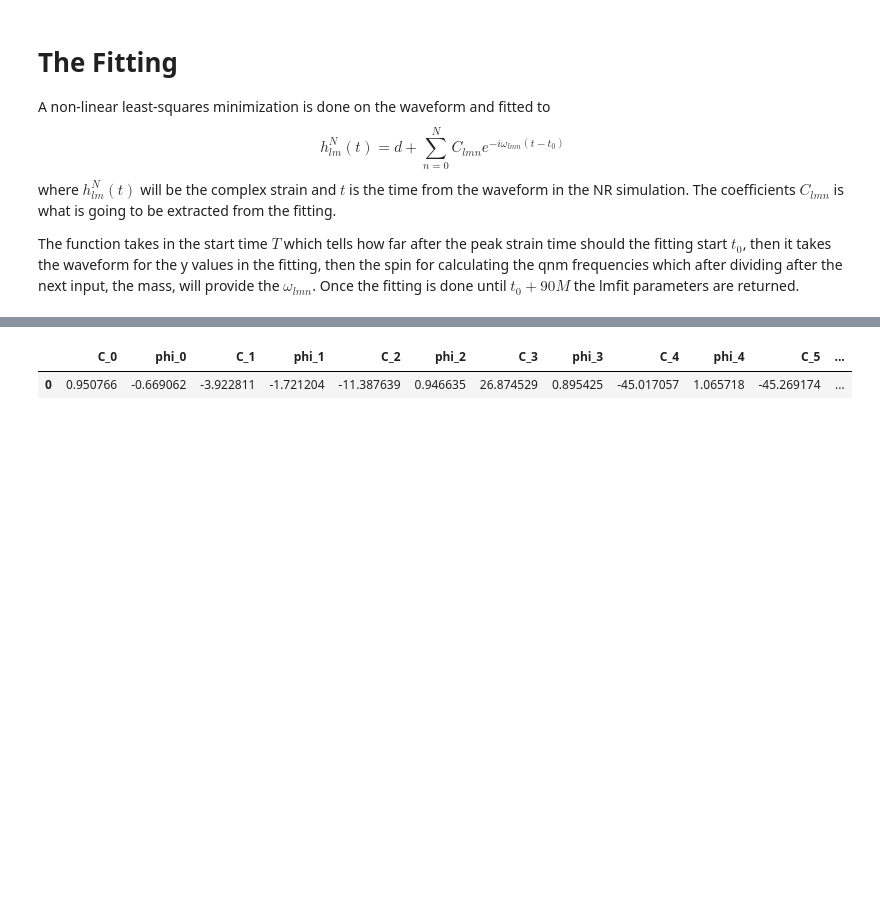
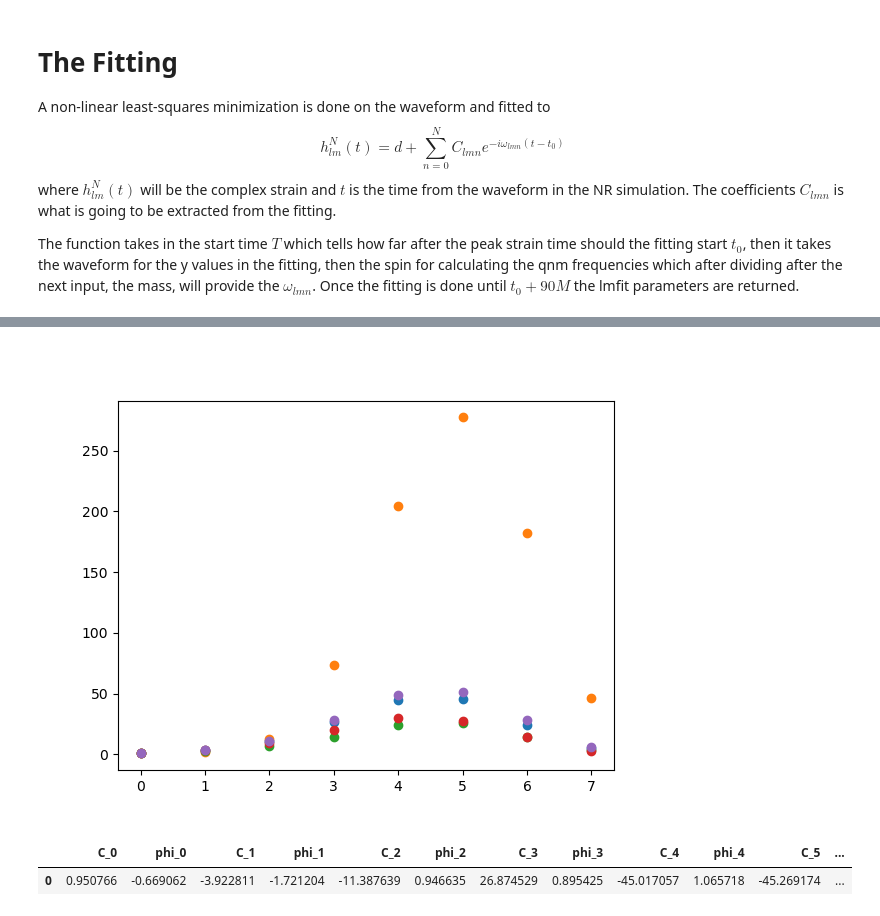
Before and after one commit to Aditya7s/SourceFactors, a Jupyter notebook: SourceFactors.ipynb, the cells around one changed output, grey strips where cells are left out. Saved outputs shown, nothing was run; the diff lists cells and outputs as text; code cells hidden in the pictures; blank space fills up the shorter version.

Commit message:
extracted amplitudes and phase separately from fit

```diff
--- a/SourceFactors.ipynb
+++ b/SourceFactors.ipynb
@@ -188,0 +194,7 @@ len(list(mw.params.values()))
+# %%
+timeAmplitude = exciteCoefs
+# %%
+param_values = []
+for minimizer_result in timeAmplitude:
+    values = [param.value for param in minimizer_result.params.values()]
+    param_values.append(values)
@@ -188,0 +221,15 @@ len(list(mw.params.values()))
+# %%
+normalized_amplitudes = []
+pure_amplitudes = []
+
+for result_values in param_values:
+    norm_amps = []
+    pure_amps = []
+    result_values = np.abs(result_values)
+    for i in range(8):
+        pure_amp = abs(result_values[2 * i])
+        pure_amps.append(pure_amp)
+        norm_amp = pure_amp / max(result_values)
+        norm_amps.append(norm_amp)
+    normalized_amplitudes.append(norm_amps)
+    pure_amplitudes.append(pure_amps)
@@ -189,3 +242,13 @@ len(list(mw.params.values()))
+# %%
+overtones = np.arange(0,8)
+# %%
+%matplotlib widget
+
+for amplitudes in pure_amplitudes:
+    plt.scatter(overtones, amplitudes)
+plt.show()
+# %% [output]
+[figure, added]
 # %%
 values = [list(mw.params.values())[i].value for i in range(len(list(mw.params.values())))]
 colnames = list(mw.params.keys())
```
Also changed, not shown: parts of 4 cells of this notebook.
